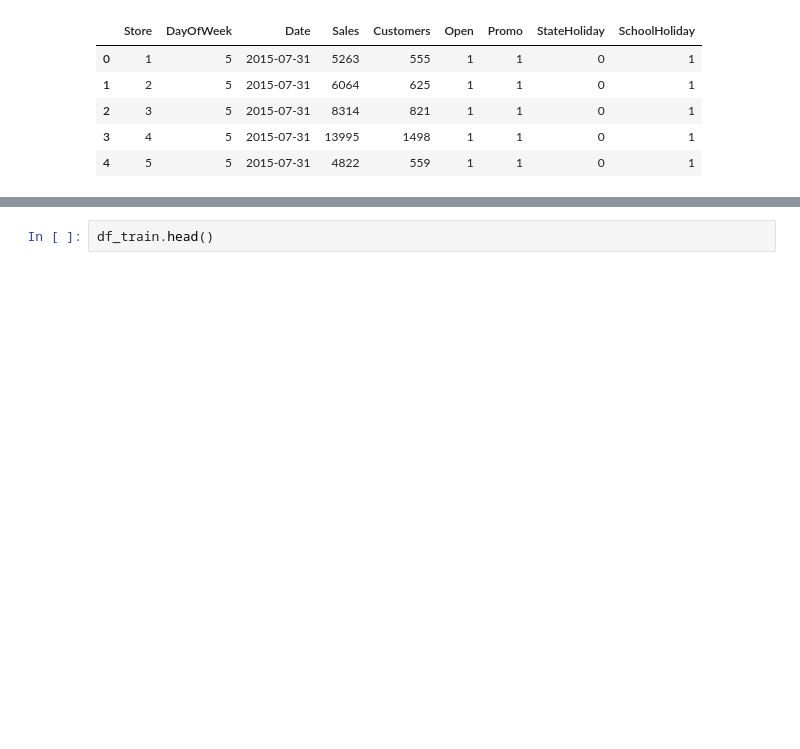
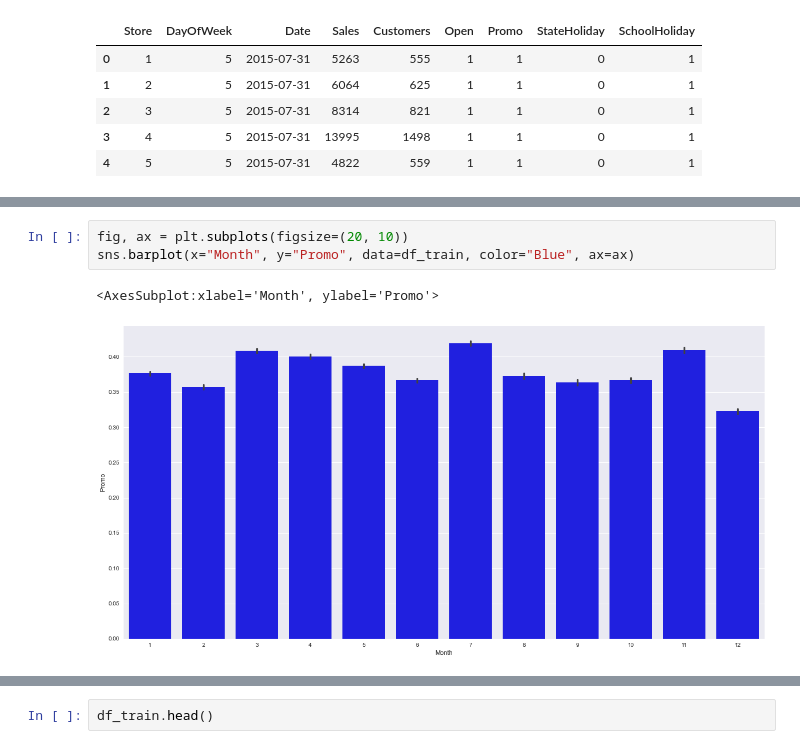
Before and after one commit to nahomfix/Pharmaceutical-Sales, a Jupyter notebook: notebooks/eda.ipynb, the cells around one changed output, grey strips where cells are left out. Drawn from its saved outputs; the diff is of its cells as text; blank space fills up the shorter version.

```diff
--- a/notebooks/eda.ipynb
+++ b/notebooks/eda.ipynb
@@ -42,0 +50,6 @@ df_test["Promo"].plot(kind="hist", figsize=(20, 10))
+# %%
+fig, ax = plt.subplots(figsize=(20, 10))
+sns.barplot(x="Month", y="Promo", data=df_train, color="Blue", ax=ax)
+# %% [output]
+<AxesSubplot:xlabel='Month', ylabel='Promo'>
+[figure, added]
```
Also changed, not shown: parts of 33 cells of this notebook, 8 other files.
